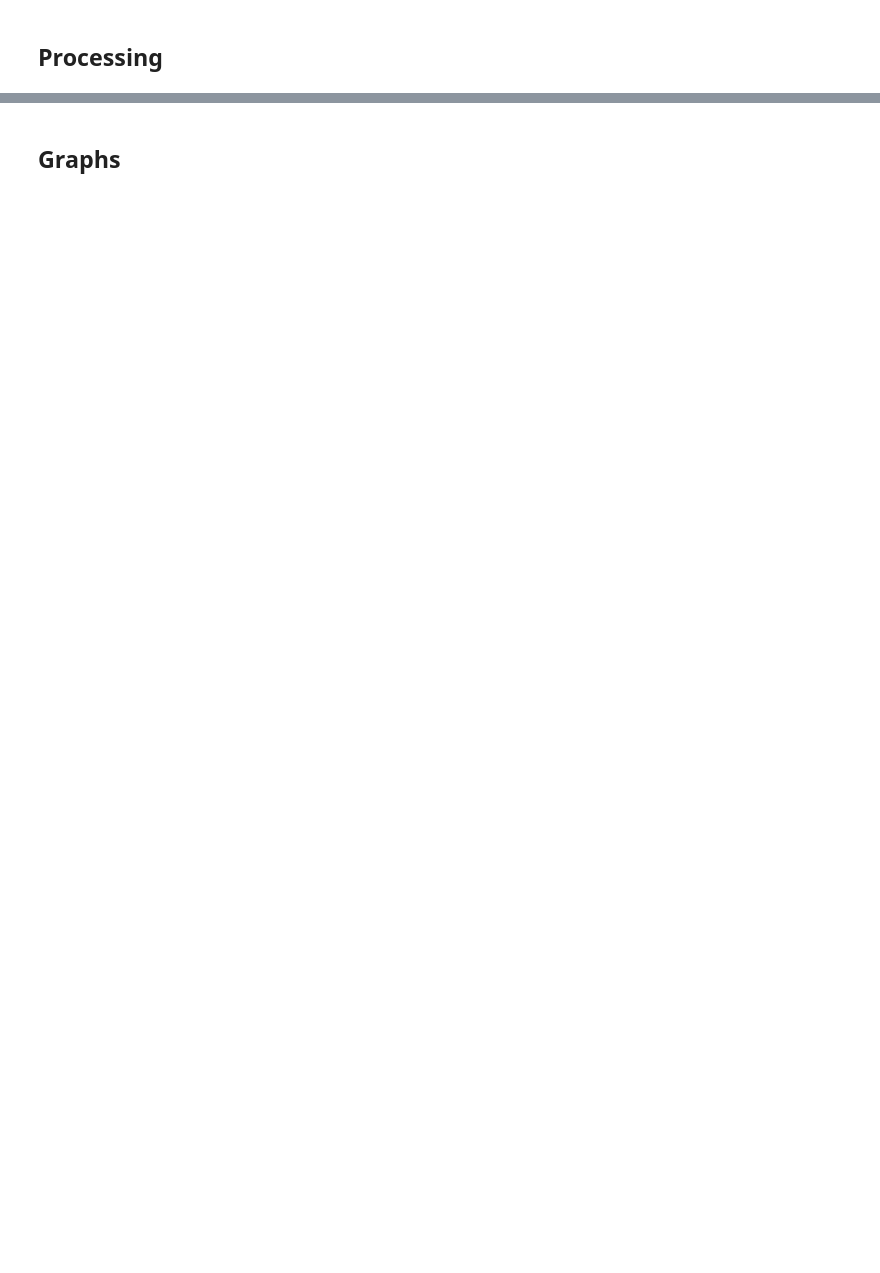
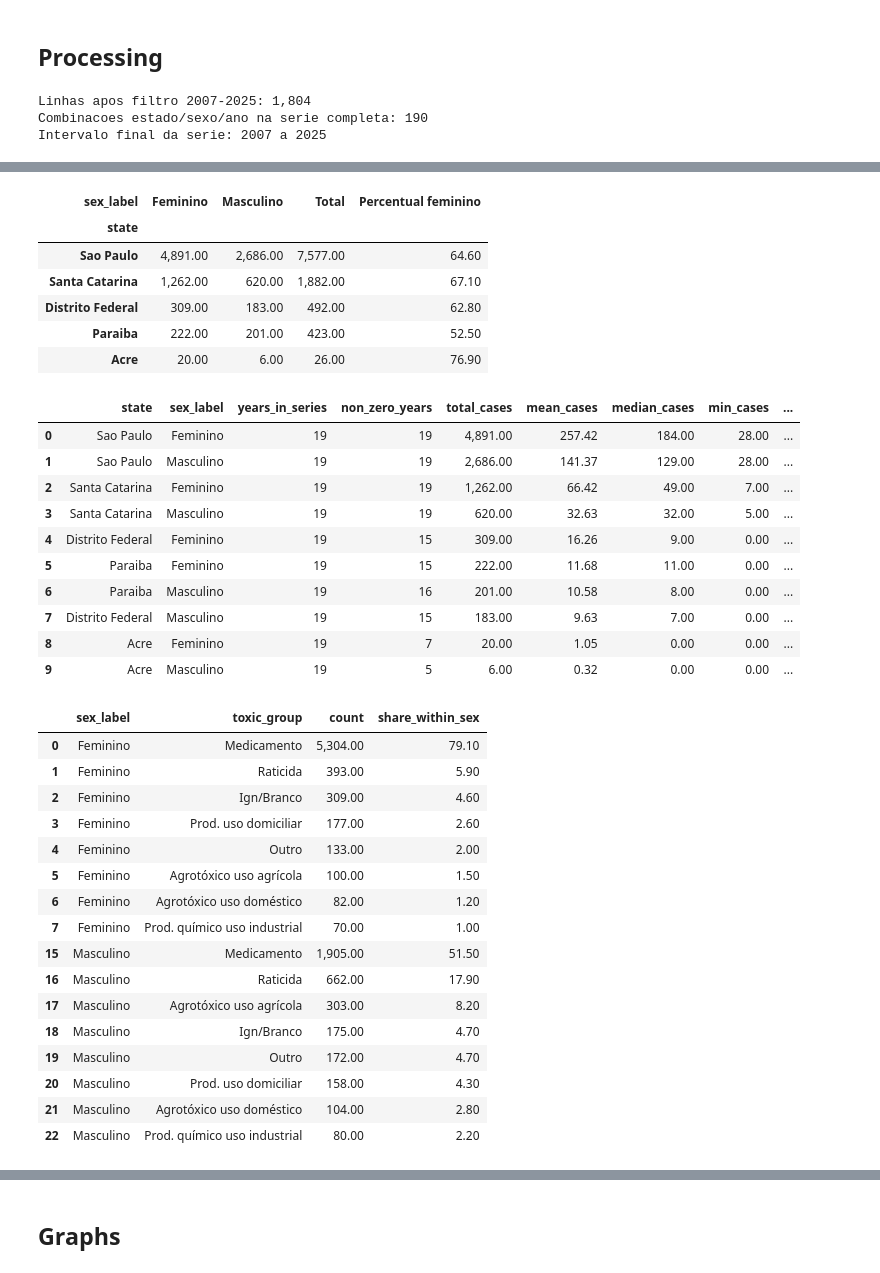
Before and after one commit to Manuelfjr/intoxicacao-exog, a Jupyter notebook: notebooks/analise_inicial_intoxicacao_idosos.ipynb, the cells around one changed output, grey strips where cells are left out. Saved outputs shown, nothing was run; the diff lists cells and outputs as text; code cells hidden in the pictures; blank space fills up the shorter version.

```diff
--- a/notebooks/analise_inicial_intoxicacao_idosos.ipynb
+++ b/notebooks/analise_inicial_intoxicacao_idosos.ipynb
@@ -58,3 +39,29 @@ from utils.intoxicacao_analysis import (
+# %%
+import importlib
+
+from utils import intoxicacao_analysis as intox_analysis
+
+intox_analysis = importlib.reload(intox_analysis)
+
+DEFAULT_END_YEAR = intox_analysis.DEFAULT_END_YEAR
+DEFAULT_SEX_PALETTE = intox_analysis.DEFAULT_SEX_PALETTE
+DEFAULT_START_YEAR = intox_analysis.DEFAULT_START_YEAR
+build_descriptive_stats = intox_analysis.build_descriptive_stats
+build_insight_lines = intox_analysis.build_insight_lines
+build_overall_by_year = intox_analysis.build_overall_by_year
+build_state_case_totals = intox_analysis.build_state_case_totals
+build_state_summary = intox_analysis.build_state_summary
+build_state_year = intox_analysis.build_state_year
+build_top_groups_by_state = intox_analysis.build_top_groups_by_state
+build_toxic_profile = intox_analysis.build_toxic_profile
+build_year_totals = intox_analysis.build_year_totals
+filter_year_window = intox_analysis.filter_year_window
+format_insights_markdown = intox_analysis.format_insights_markdown
+load_intoxicacao_tidy = intox_analysis.load_intoxicacao_tidy
+save_state_share_pie_charts = intox_analysis.save_state_share_pie_charts
+save_state_sex_timeseries_charts = intox_analysis.save_state_sex_timeseries_charts
+summarize_year_coverage = intox_analysis.summarize_year_coverage
+write_text_report = intox_analysis.write_text_report
 # %% [markdown]
 ## Params
 # %%
@@ -97,6 +127,7 @@ year_totals = build_year_totals(df, START_YEAR, END_YEAR)
 state_summary = build_state_summary(year_totals)
 descriptive_stats = build_descriptive_stats(year_totals)
 overall_by_year = build_overall_by_year(year_totals)
+state_case_totals = build_state_case_totals(year_totals)
 state_year = build_state_year(year_totals)
 toxic_profile = build_toxic_profile(df)
 top_toxic = toxic_profile.groupby("sex_label").head(TOP_N_TOXIC_GROUPS).copy()
@@ -110,5 +141,10 @@ print(f"Intervalo final da serie: {year_totals['year'].min()} a {year_totals['ye
 display(coverage)
 display(state_summary)
 display(descriptive_stats.round(2))
+display(state_case_totals)
 display(top_toxic)
 display(top_group_by_state)
+# %% [output]
+Linhas apos filtro 2007-2025: 1,804
+Combinacoes estado/sexo/ano na serie completa: 190
+Intervalo final da serie: 2007 a 2025
@@ -114,0 +162,35 @@ display(top_group_by_state)
+| sex_label | Feminino | Masculino | Total | Percentual feminino |
+| state |  |  |  |  |
+| Sao Paulo | 4,891.00 | 2,686.00 | 7,577.00 | 64.60 |
+| Santa Catarina | 1,262.00 | 620.00 | 1,882.00 | 67.10 |
+| Distrito Federal | 309.00 | 183.00 | 492.00 | 62.80 |
+| Paraiba | 222.00 | 201.00 | 423.00 | 52.50 |
+| Acre | 20.00 | 6.00 | 26.00 | 76.90 |
+|  | state | sex_label | years_in_series | non_zero_years | total_cases | mean_cases | median_cases | min_cases | ... |
+| 0 | Sao Paulo | Feminino | 19 | 19 | 4,891.00 | 257.42 | 184.00 | 28.00 | ... |
+| 1 | Sao Paulo | Masculino | 19 | 19 | 2,686.00 | 141.37 | 129.00 | 28.00 | ... |
+| 2 | Santa Catarina | Feminino | 19 | 19 | 1,262.00 | 66.42 | 49.00 | 7.00 | ... |
+| 3 | Santa Catarina | Masculino | 19 | 19 | 620.00 | 32.63 | 32.00 | 5.00 | ... |
+| 4 | Distrito Federal | Feminino | 19 | 15 | 309.00 | 16.26 | 9.00 | 0.00 | ... |
+| 5 | Paraiba | Feminino | 19 | 15 | 222.00 | 11.68 | 11.00 | 0.00 | ... |
+| 6 | Paraiba | Masculino | 19 | 16 | 201.00 | 10.58 | 8.00 | 0.00 | ... |
+| 7 | Distrito Federal | Masculino | 19 | 15 | 183.00 | 9.63 | 7.00 | 0.00 | ... |
+| 8 | Acre | Feminino | 19 | 7 | 20.00 | 1.05 | 0.00 | 0.00 | ... |
+| 9 | Acre | Masculino | 19 | 5 | 6.00 | 0.32 | 0.00 | 0.00 | ... |
+|  | sex_label | toxic_group | count | share_within_sex |
+| 0 | Feminino | Medicamento | 5,304.00 | 79.10 |
+| 1 | Feminino | Raticida | 393.00 | 5.90 |
+| 2 | Feminino | Ign/Branco | 309.00 | 4.60 |
+| 3 | Feminino | Prod. uso domiciliar | 177.00 | 2.60 |
+| 4 | Feminino | Outro | 133.00 | 2.00 |
+| 5 | Feminino | Agrotóxico uso agrícola | 100.00 | 1.50 |
+| 6 | Feminino | Agrotóxico uso doméstico | 82.00 | 1.20 |
+| 7 | Feminino | Prod. químico uso industrial | 70.00 | 1.00 |
+| 15 | Masculino | Medicamento | 1,905.00 | 51.50 |
+| 16 | Masculino | Raticida | 662.00 | 17.90 |
+| 17 | Masculino | Agrotóxico uso agrícola | 303.00 | 8.20 |
+| 18 | Masculino | Ign/Branco | 175.00 | 4.70 |
+| 19 | Masculino | Outro | 172.00 | 4.70 |
+| 20 | Masculino | Prod. uso domiciliar | 158.00 | 4.30 |
+| 21 | Masculino | Agrotóxico uso doméstico | 104.00 | 2.80 |
+| 22 | Masculino | Prod. químico uso industrial | 80.00 | 2.20 |
```
Also changed, not shown: parts of 7 cells of this notebook, 10 other files.
